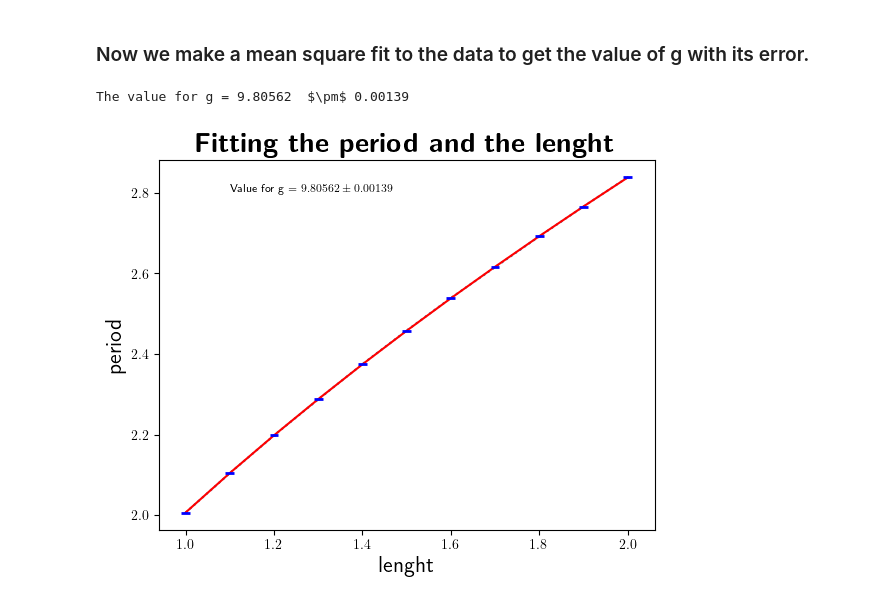
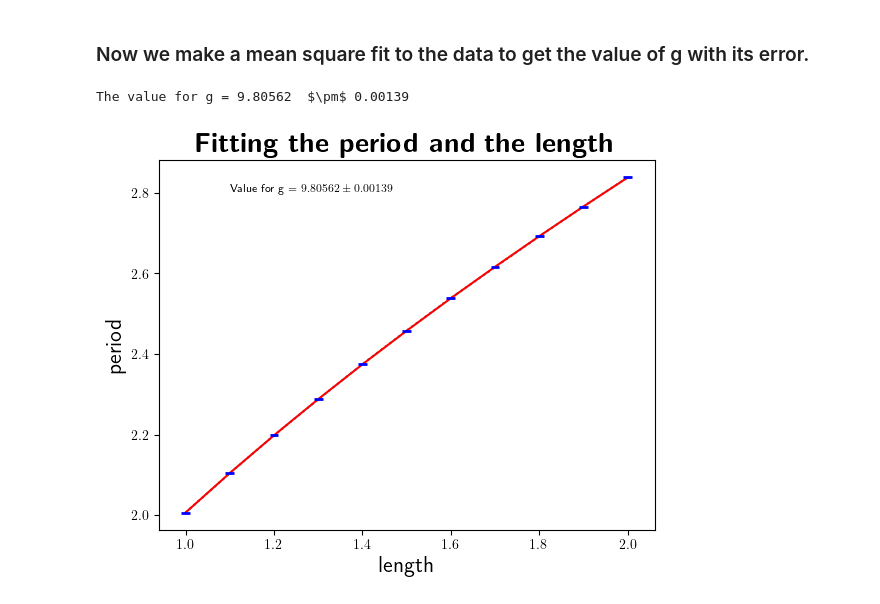
Before and after one commit to teresa-p-l/Python_classes_Filipa, a Jupyter notebook: pendulo/pendulum_code.ipynb, the cells around one changed output. Drawn from its saved outputs; the diff is of its cells as text; code cells hidden in the pictures.

```diff
--- a/pendulo/pendulum_code.ipynb
+++ b/pendulo/pendulum_code.ipynb
@@ -125,33 +123,33 @@ def funcion(x, m):
 
 
 
 popt, pcov = curve_fit(funcion, l, p, sigma=p_err)
 
 
 # We take out the fitted value for g
 g = popt[0]
 g_err = np.sqrt(pcov[0,0]) # Even if I only have one element in those arrays, it good to take the values like this so that they are floats
 print(rf'The value for g = {g:.5f}', r' $\pm$', rf'{g_err:.5f}')
 
 
 # Plotting the values and the fitted function and the errors
 #plt.scatter(l, p, label='Experimental data')
 plt.plot(l, funcion(l, g), color='red')
 
 x_err=l_err
 y_err=p_err
 
 
 plt.errorbar(l, p, xerr = x_err, yerr = y_err, ecolor= 'b', elinewidth = 2,
             barsabove=True, linestyle = 'dotted')
 
-plt.xlabel(r'lenght', fontsize = 16)
+plt.xlabel(r'length', fontsize = 16)
 plt.ylabel(r'period', fontsize = 16)
-plt.title(r'\textbf{Fitting the period and the lenght}', fontsize = 20)
+plt.title(r'\textbf{Fitting the period and the length}', fontsize = 20)
 
 plt.text(1.1, 2.8, rf'Value for g = ${g:.5f} \pm {g_err:.5f}$', fontsize=8, color='black')
 
 plt.show()
 # %% [output]
 The value for g = 9.80562  $\pm$ 0.00139
-[figure, old version]
+[figure, new version]
```
Also changed, not shown: parts of 4 cells of this notebook.
